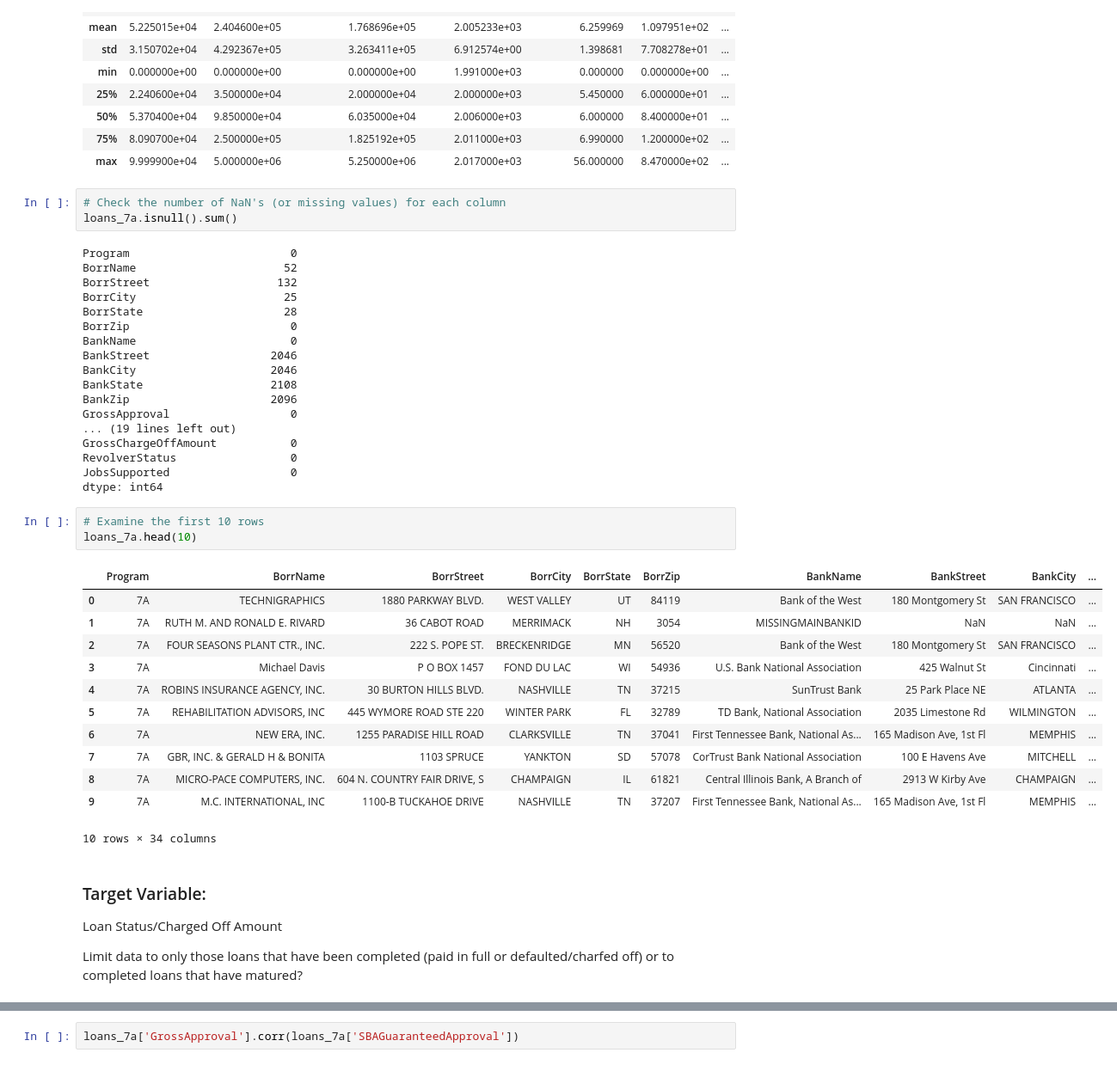
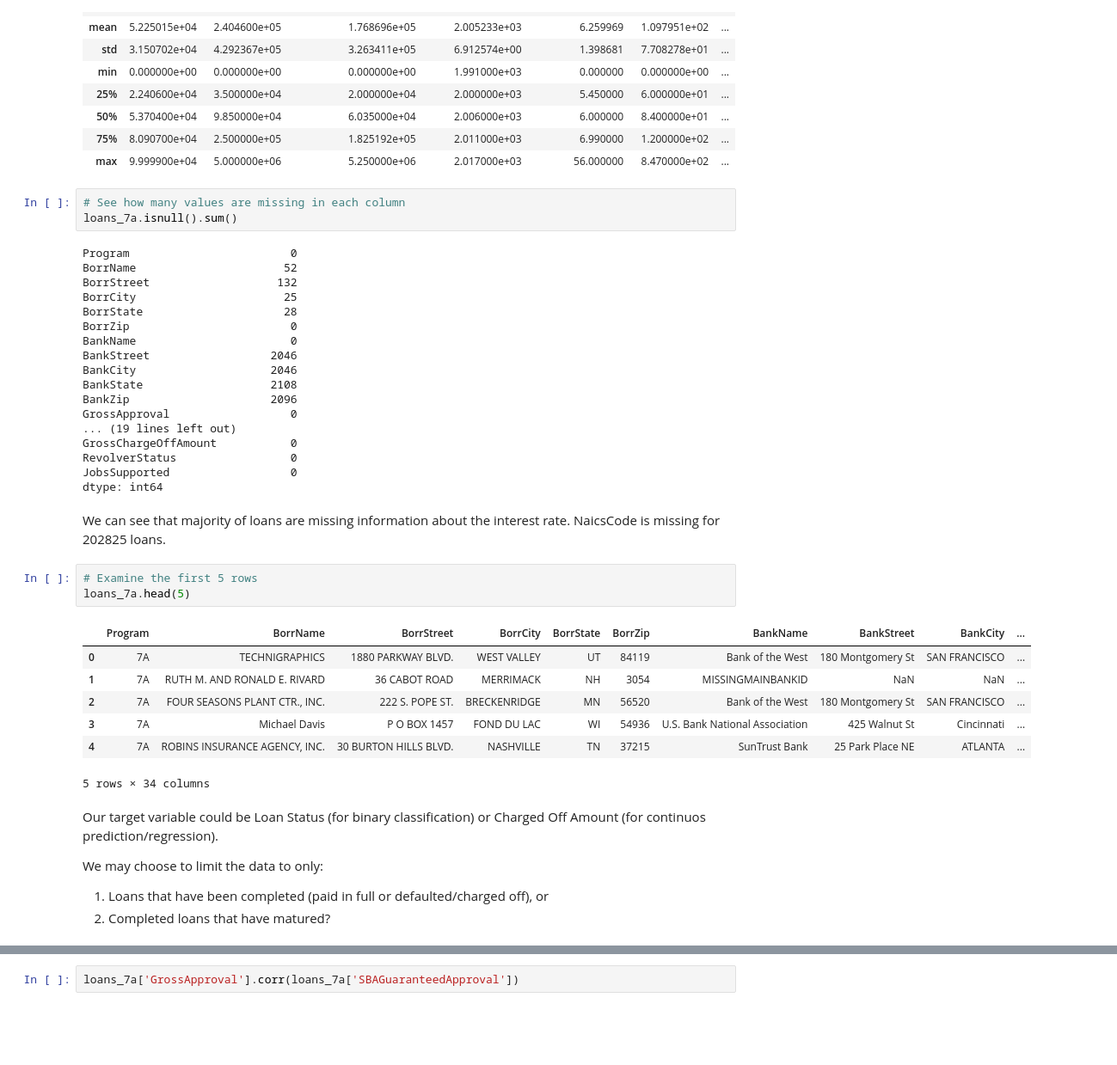
Before and after one commit to sanjanedic/SBARepay, a Jupyter notebook: SBARepayEDA.ipynb, the cells around one changed output, grey strips where cells are left out. Shown: that part at 86% size. Saved outputs shown, nothing was run; the diff lists cells and outputs as text; blank space fills up the shorter version.

```diff
--- a/SBARepayEDA.ipynb
+++ b/SBARepayEDA.ipynb
@@ -85,7 +97,7 @@ loans_7a.describe()
 | 75% | 8.090700e+04 | 2.500000e+05 | 1.825192e+05 | 2.011000e+03 | 6.990000 | 1.200000e+02 | ... |
 | max | 9.999900e+04 | 5.000000e+06 | 5.250000e+06 | 2.017000e+03 | 56.000000 | 8.470000e+02 | ... |
 # %%
-# Check the number of NaN's (or missing values) for each column
+# See how many values are missing in each column
 loans_7a.isnull().sum()
 # %% [output]
 Program                        0
@@ -105,25 +117,23 @@ GrossChargeOffAmount           0
 RevolverStatus                 0
 JobsSupported                  0
 dtype: int64
+# %% [markdown]
+We can see that majority of loans are missing information about the interest rate. NaicsCode is missing for 202825 loans.
 # %%
-# Examine the first 10 rows
-loans_7a.head(10)
+# Examine the first 5 rows
+loans_7a.head(5)
 # %% [output]
 |  | Program | BorrName | BorrStreet | BorrCity | BorrState | BorrZip | BankName | BankStreet | BankCity | ... |
 | 0 | 7A | TECHNIGRAPHICS | 1880 PARKWAY BLVD. | WEST VALLEY | UT | 84119 | Bank of the West | 180 Montgomery St | SAN FRANCISCO | ... |
 | 1 | 7A | RUTH M. AND RONALD E. RIVARD | 36 CABOT ROAD | MERRIMACK | NH | 3054 | MISSINGMAINBANKID | NaN | NaN | ... |
 | 2 | 7A | FOUR SEASONS PLANT CTR., INC. | 222 S. POPE ST. | BRECKENRIDGE | MN | 56520 | Bank of the West | 180 Montgomery St | SAN FRANCISCO | ... |
 | 3 | 7A | Michael Davis | P O BOX 1457 | FOND DU LAC | WI | 54936 | U.S. Bank National Association | 425 Walnut St | Cincinnati | ... |
 | 4 | 7A | ROBINS INSURANCE AGENCY, INC. | 30 BURTON HILLS BLVD. | NASHVILLE | TN | 37215 | SunTrust Bank | 25 Park Place NE | ATLANTA | ... |
-| 5 | 7A | REHABILITATION ADVISORS, INC | 445 WYMORE ROAD STE 220 | WINTER PARK | FL | 32789 | TD Bank, National Association | 2035 Limestone Rd | WILMINGTON | ... |
-| 6 | 7A | NEW ERA, INC. | 1255 PARADISE HILL ROAD | CLARKSVILLE | TN | 37041 | First Tennessee Bank, National As... | 165 Madison Ave, 1st Fl | MEMPHIS | ... |
-| 7 | 7A | GBR, INC. & GERALD H & BONITA | 1103 SPRUCE | YANKTON | SD | 57078 | CorTrust Bank National Association | 100 E Havens Ave | MITCHELL | ... |
-| 8 | 7A | MICRO-PACE COMPUTERS, INC. | 604 N. COUNTRY FAIR DRIVE, S | CHAMPAIGN | IL | 61821 | Central Illinois Bank, A Branch of | 2913 W Kirby Ave | CHAMPAIGN | ... |
-| 9 | 7A | M.C. INTERNATIONAL, INC | 1100-B TUCKAHOE DRIVE | NASHVILLE | TN | 37207 | First Tennessee Bank, National As... | 165 Madison Ave, 1st Fl | MEMPHIS | ... |
-10 rows × 34 columns
+5 rows × 34 columns
 # %% [markdown]
-### Target Variable:
-Loan Status/Charged Off Amount
+Our target variable could be Loan Status (for binary classification) or  Charged Off Amount (for continuos prediction/regression).
 
-Limit data to only those loans that have been completed (paid in full or defaulted/charfed off) or to
-completed loans that have matured?
+We may choose to limit the data to only:
+
+1. Loans that have been completed (paid in full or defaulted/charged off), or
+2. Completed loans that have matured?
```
Also changed, not shown: parts of 106 cells of this notebook.
